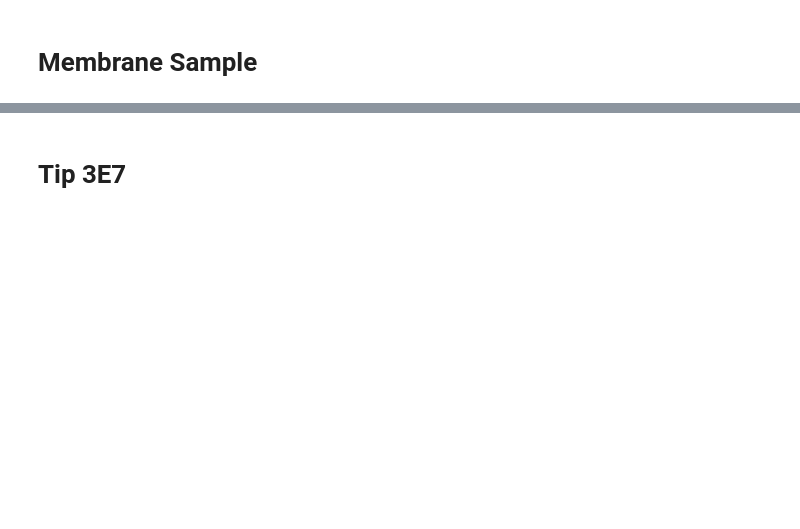
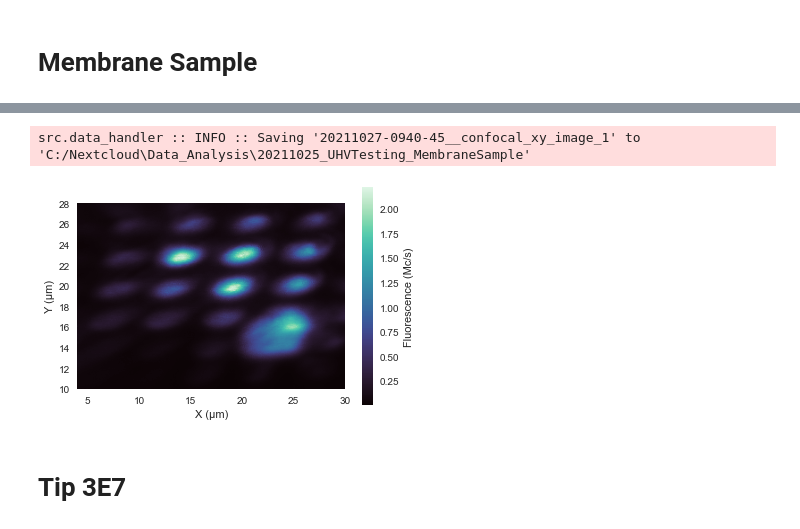
Before and after one commit to dineshpinto/qudi-hira-analysis, a Jupyter notebook: ExampleNotebook2.ipynb, the cells around one changed output, grey strips where cells are left out. Saved outputs shown, nothing was run; the diff lists cells and outputs as text; code cells hidden in the pictures; blank space fills up the shorter version.

```diff
--- a/ExampleNotebook2.ipynb
+++ b/ExampleNotebook2.ipynb
@@ -20,20 +22,20 @@ membrane_measurements = membrane.load_measurement_list_into_dataclass_list([
 # %%
 confocal = membrane_measurements[0]
-
-confocal.plot()
-
 
 fig, ax = plt.subplots(figsize=(6, 4))
 
 extent = np.array([confocal.params['X image min (m)'], confocal.params['X image max (m)'], confocal.params['Y image min'], confocal.params['Y image max']]) * 1e6
 img = ax.imshow(confocal.data / 1e6, origin="lower", extent=extent)
 cbar = fig.colorbar(img, ax=ax)
 cbar.set_label("Fluorescence (Mc/s)")
 ax.set_xlabel("X (μm)")
 ax.set_ylabel("Y (μm)")
 ax.grid(False)
 
 membrane.save_figures(fig, filename="20211027-0940-45__confocal_xy_image_1")
+# %% [output]
+src.data_handler :: INFO :: Saving '20211027-0940-45__confocal_xy_image_1' to 'C:/Nextcloud\Data_Analysis\20211025_UHVTesting_MembraneSample'
+[figure, added]
 # %% [markdown]
 # Tip 3E7
 # %%
```
Also changed, not shown: parts of 28 cells of this notebook, 3 other files.
